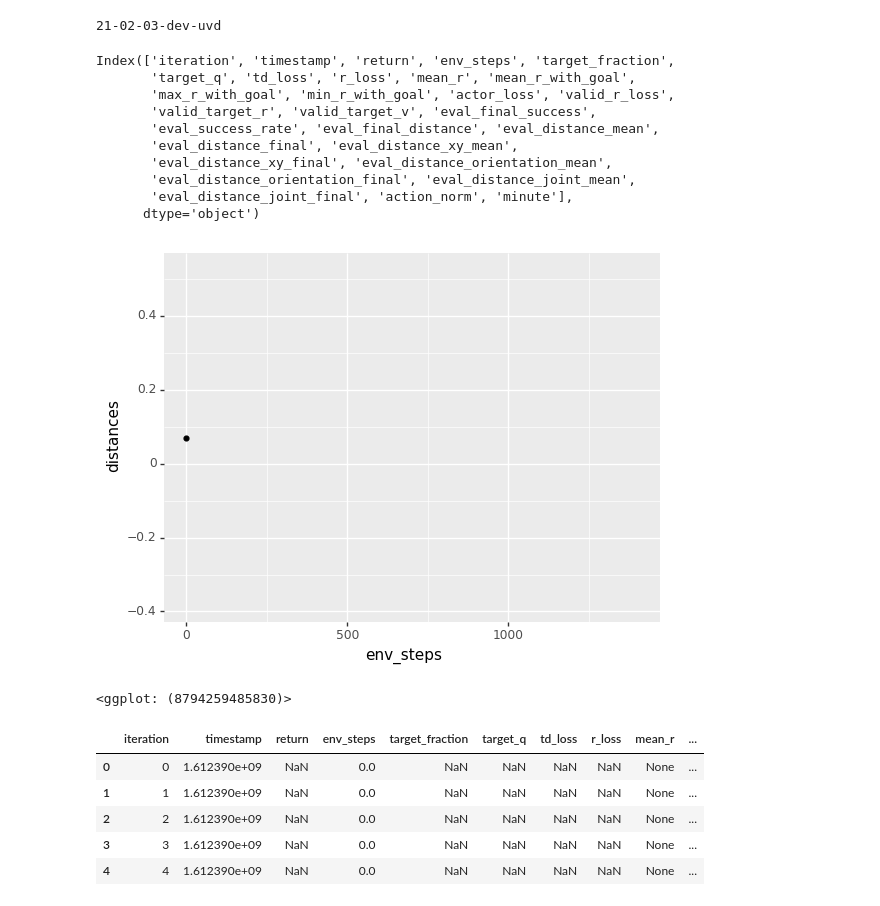
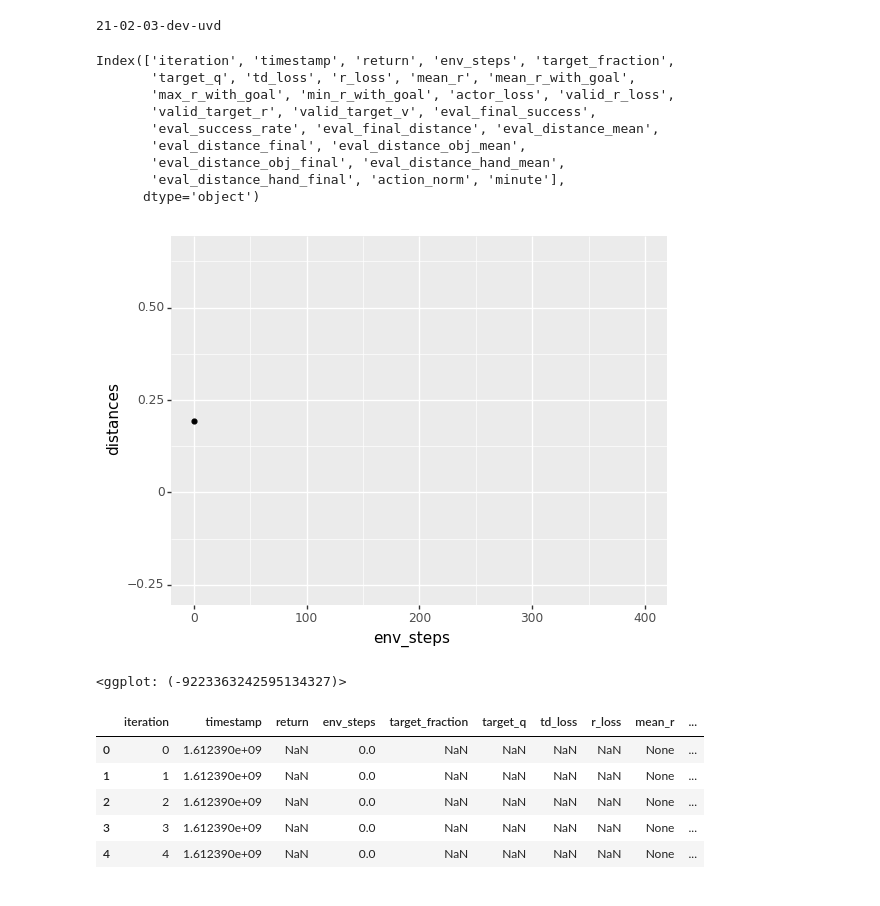
Before and after one commit to vitchyr/universal_value_density_estimation, a Jupyter notebook: notebooks/uvd_report-Copy1.ipynb, the cells around one changed output. Cells and saved outputs as stored; diff of their text form; code cells hidden in the pictures.

```diff
--- a/notebooks/uvd_report-Copy1.ipynb
+++ b/notebooks/uvd_report-Copy1.ipynb
@@ -8,7 +8,7 @@ from workflow.plotting import *
 import plotnine as gg
 # %%
 # experiment = Experiment(1, '/home/vitchyr/mnt2/log2/21-02-03-fetch-uvd--first-try/')
-experiment = Experiment(61, '/home/vitchyr/mnt2/log2/21-02-03-dev-uvd/')
+experiment = Experiment(86, '/home/vitchyr/mnt2/log2/21-02-03-dev-uvd/')
 df = experiment.record()
 experiment
 # %% [output]
@@ -21,21 +21,20 @@ Index(['iteration', 'timestamp', 'return', 'env_steps', 'target_fraction',
        'max_r_with_goal', 'min_r_with_goal', 'actor_loss', 'valid_r_loss',
        'valid_target_r', 'valid_target_v', 'eval_final_success',
        'eval_success_rate', 'eval_final_distance', 'eval_distance_mean',
-       'eval_distance_final', 'eval_distance_xy_mean',
-       'eval_distance_xy_final', 'eval_distance_orientation_mean',
-       'eval_distance_orientation_final', 'eval_distance_joint_mean',
-       'eval_distance_joint_final', 'action_norm', 'minute'],
+       'eval_distance_final', 'eval_distance_obj_mean',
+       'eval_distance_obj_final', 'eval_distance_hand_mean',
+       'eval_distance_hand_final', 'action_norm', 'minute'],
       dtype='object')
 # %%
-df['distances'] = df['eval_distance_xy_final'] * 10
+df['distances'] = df['eval_distance_obj_final']
 p = (gg.ggplot(df)
      + gg.aes(x='env_steps', y='distances')
     + gg.geom_point()
 )
 p
 # %% [output]
-[figure, old version]
+[figure, new version]
-<ggplot: (8794259485830)>
+<ggplot: (-9223363242595134327)>
 # %%
 df.head()
 # %% [output]
```
